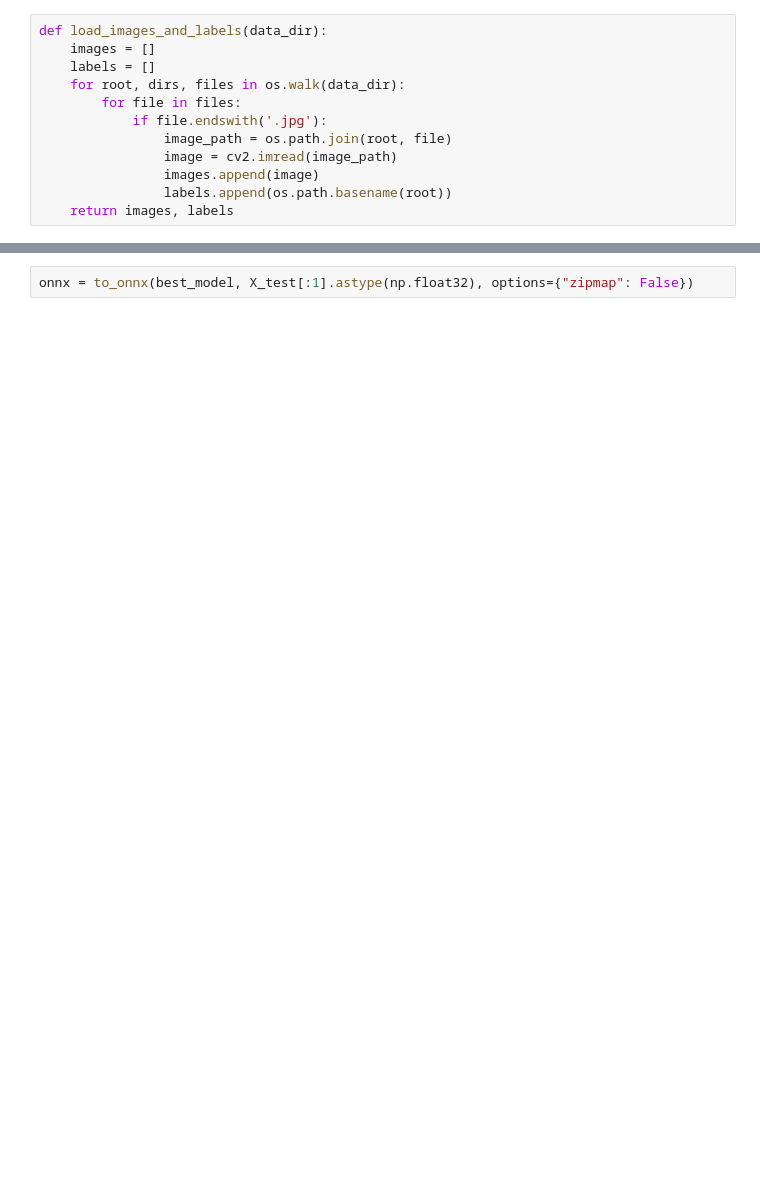
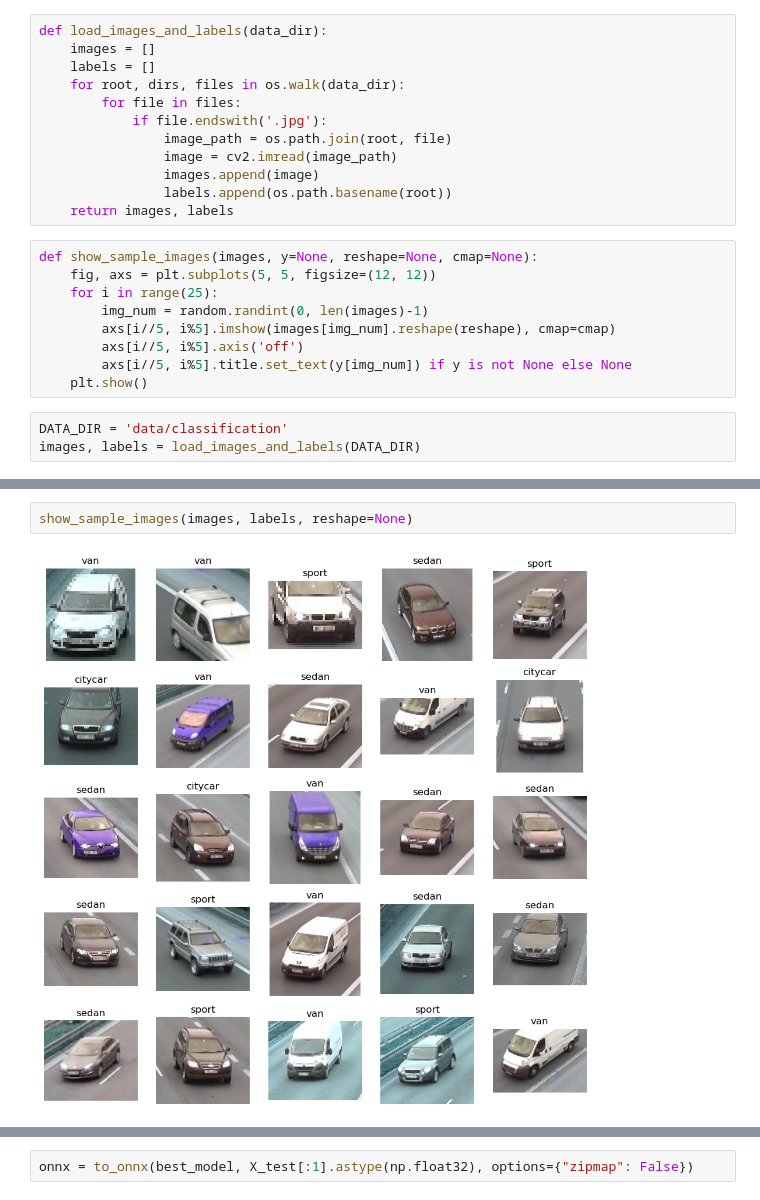
Before and after one commit to izzalDev/car-computer-vision, a Jupyter notebook: notebook/1 Classification.ipynb, the cells around one changed output, grey strips where cells are left out. Drawn from its saved outputs; the diff is of its cells as text; blank space fills up the shorter version.

```diff
--- a/notebook/1 Classification.ipynb
+++ b/notebook/1 Classification.ipynb
@@ -23,3 +37,15 @@ def load_images_and_labels(data_dir):
                 images.append(image)
                 labels.append(os.path.basename(root))
     return images, labels
+# %%
+def show_sample_images(images, y=None, reshape=None, cmap=None):
+    fig, axs = plt.subplots(5, 5, figsize=(12, 12))
+    for i in range(25):
+        img_num = random.randint(0, len(images)-1)
+        axs[i//5, i%5].imshow(images[img_num].reshape(reshape), cmap=cmap)
+        axs[i//5, i%5].axis('off')
+        axs[i//5, i%5].title.set_text(y[img_num]) if y is not None else None
+    plt.show()
+# %%
+DATA_DIR = 'data/classification'
+images, labels = load_images_and_labels(DATA_DIR)
@@ -25,0 +64,4 @@ def load_images_and_labels(data_dir):
+# %%
+show_sample_images(images, labels, reshape=None)
+# %% [output]
+[figure, added]
```
Also changed, not shown: parts of 36 cells of this notebook, 11 other files.
